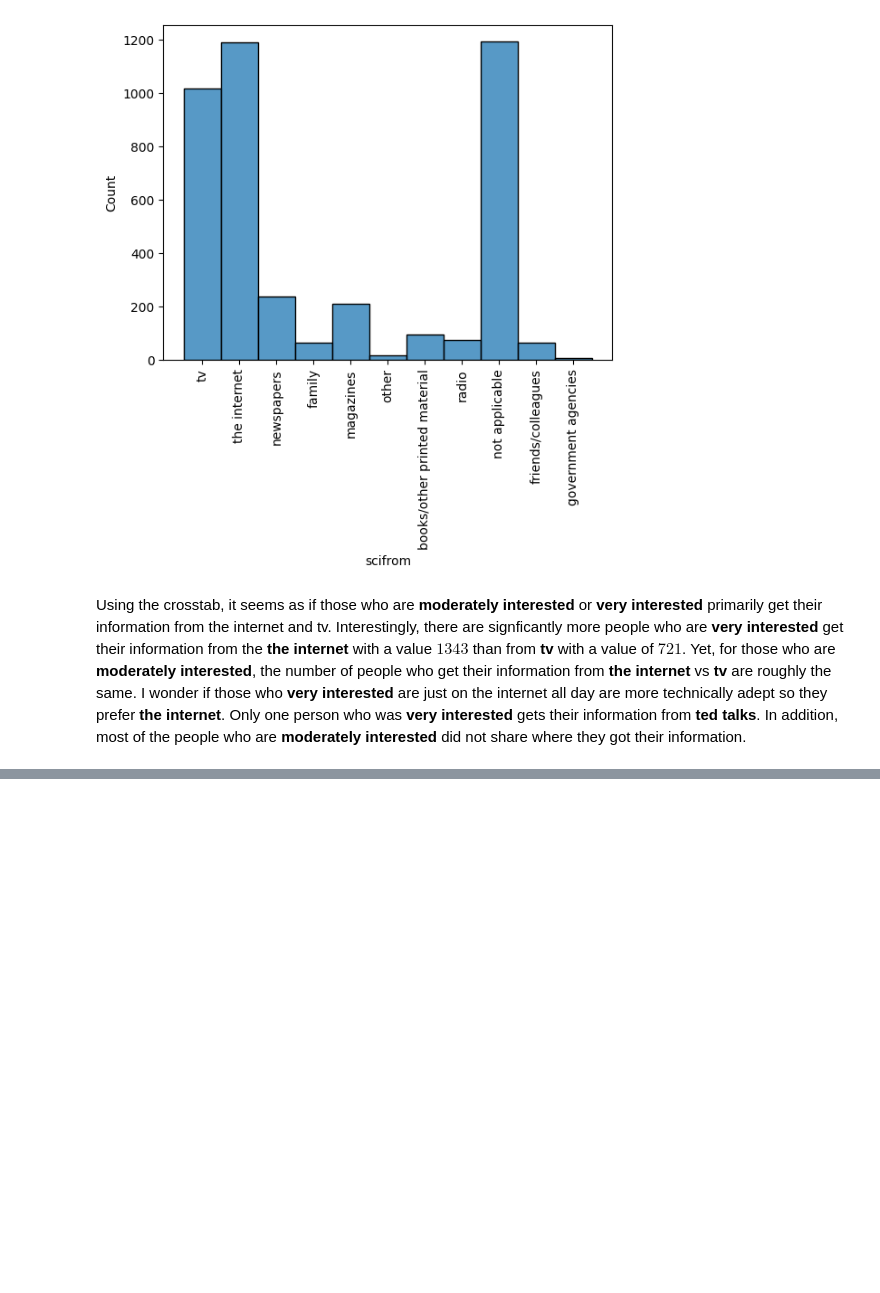
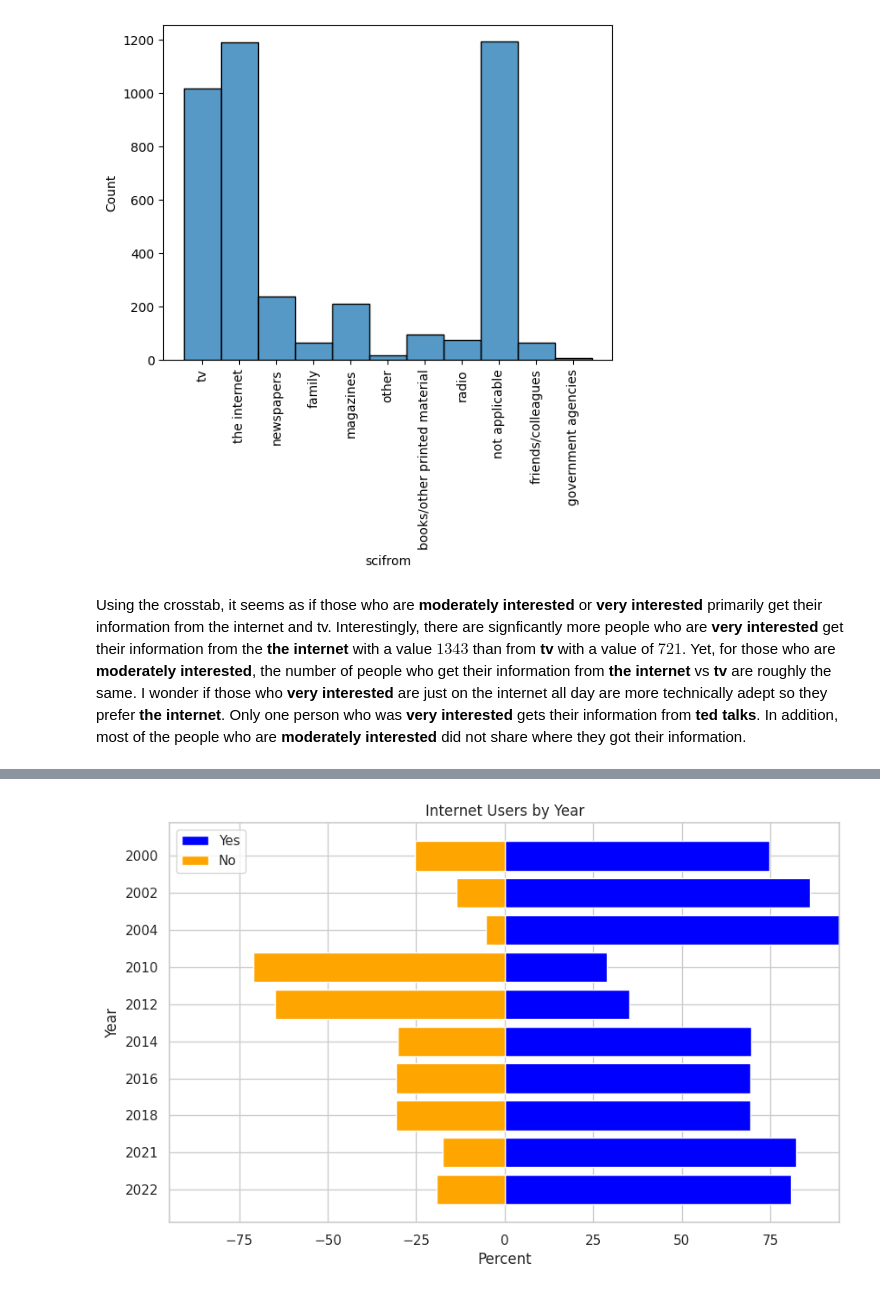
Before and after one commit to rafid-mirza/project_gss, a Jupyter notebook: Project_GSS.ipynb, the cells around one changed output, grey strips where cells are left out. Saved outputs shown, nothing was run; the diff lists cells and outputs as text; code cells hidden in the pictures; blank space fills up the shorter version.

```diff
--- a/Project_GSS.ipynb
+++ b/Project_GSS.ipynb
@@ -497,0 +716,42 @@ Using the crosstab, it seems as if those who are **moderately interested** or **
+# %%
+#buttefly plot - it can be seen that there is no set trend in internet use over
+#the last two decades. However, it can be inferred that the data in 2010 and 2012
+#is an anamoly under the assumption that internet use and computer use increase
+#together. Thus, internet users have steadily remained in the 70-80% range over the years.
+#however, more research on the GSS and historical context needs to be done to examine
+#why there is so much missing data and a lack of a pattern in the usewww variable.
+
+years = yearly_use.loc[0:9,'year'].reset_index().to_numpy()[:,1]
+yes = yearly_use.loc[20:,'count'].reset_index().to_numpy()[:,1].astype(float)
+no = yearly_use.loc[10:19,'count'].reset_index().to_numpy()[:,1].astype(float)
+
+#convert to pct
+for i in range(len(yes)):
+  tot = yes[i] + no[i]
+  yes[i] = yes[i]/tot * 100
+  no[i] = no[i]/tot * 100
+
+no = -no
+
+# Plotting the butterfly chart
+fig, ax = plt.subplots(figsize=(10, 6))
+
+# Plot positive values
+ax.barh(years, yes, color='blue', label='Yes', align = 'center')
+
+# Plot negative values
+ax.barh(years, no, color='orange', label='No', align = 'center')
+
+# Set labels, title, and legend
+ax.set_title('Internet Users by Year')
+ax.set_ylabel('Year')
+ax.set_xlabel('Percent')
+ax.legend()
+
+ax.invert_yaxis()
+
+ax.set_xlim(-yes.max(), yes.max())
+
+plt.show()
+# %% [output]
+[figure, added]
```
Also changed, not shown: parts of 10 cells of this notebook.
